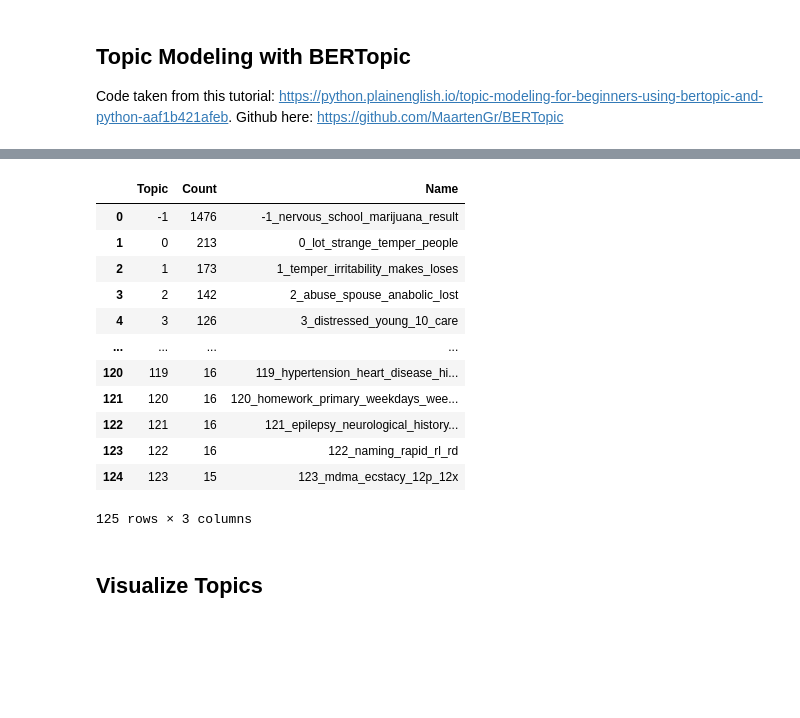
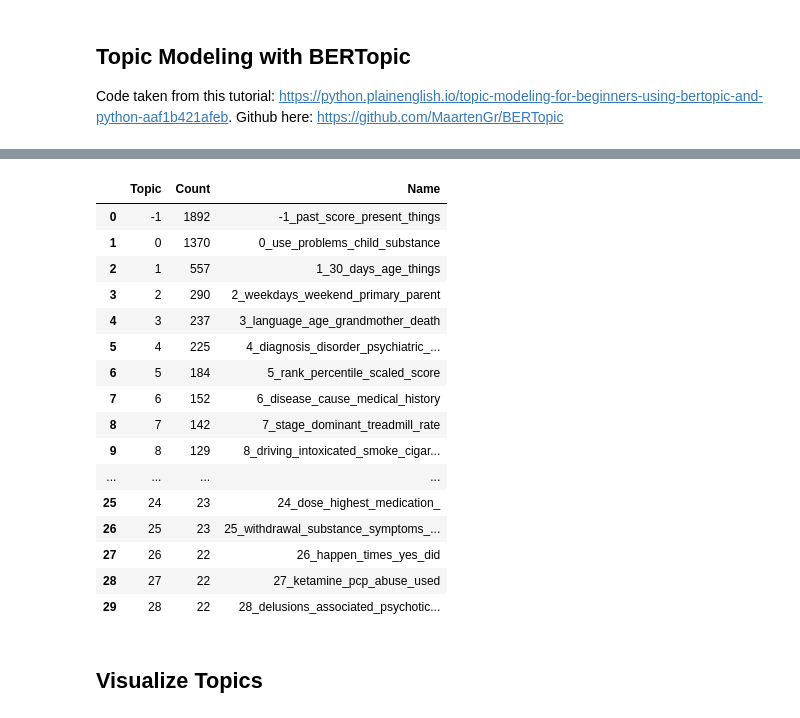
Before and after one commit to burdinskid13/healthy_brain_network, a Jupyter notebook: notebooks/topic_modeling_HBN.ipynb, the cells around one changed output, grey strips where cells are left out. Saved outputs shown, nothing was run; the diff lists cells and outputs as text; code cells hidden in the pictures; blank space fills up the shorter version.

```diff
--- a/notebooks/topic_modeling_HBN.ipynb
+++ b/notebooks/topic_modeling_HBN.ipynb
@@ -251,7 +257,7 @@ embedding_model = SentenceTransformer("all-MiniLM-L6-v2")
 umap_model = UMAP(n_neighbors=15, n_components=5, min_dist=0.0, metric='cosine')
 
 # Step 3 - Cluster reduced embeddings
-hdbscan_model = HDBSCAN(min_cluster_size=15, metric='euclidean', cluster_selection_method='eom', prediction_data=True)
+hdbscan_model = HDBSCAN(min_cluster_size=20, metric='euclidean', cluster_selection_method='eom', prediction_data=True)
 
 # Step 4 - Tokenize topics
 vectorizer_model = CountVectorizer(stop_words="english")
@@ -266,8 +272,8 @@ topic_model = BERTopic(
   hdbscan_model=hdbscan_model,        # Step 3 - Cluster reduced embeddings
   vectorizer_model=vectorizer_model,  # Step 4 - Tokenize topics
   ctfidf_model=ctfidf_model,          # Step 5 - Extract topic words
-  n_gram_range=(1, 2),
-  nr_topics=10,
+#   n_gram_range=(1, 2),
+  nr_topics=30,
   min_topic_size=15,
   calculate_probabilities=True,
   verbose=True
@@ -282,16 +289,20 @@ topic_model.get_topic_info()
 |  | Topic | Count | Name |
-| 0 | -1 | 1476 | -1_nervous_school_marijuana_result |
-| 1 | 0 | 213 | 0_lot_strange_temper_people |
-| 2 | 1 | 173 | 1_temper_irritability_makes_loses |
-| 3 | 2 | 142 | 2_abuse_spouse_anabolic_lost |
-| 4 | 3 | 126 | 3_distressed_young_10_care |
+| 0 | -1 | 1892 | -1_past_score_present_things |
+| 1 | 0 | 1370 | 0_use_problems_child_substance |
+| 2 | 1 | 557 | 1_30_days_age_things |
+| 3 | 2 | 290 | 2_weekdays_weekend_primary_parent |
+| 4 | 3 | 237 | 3_language_age_grandmother_death |
+| 5 | 4 | 225 | 4_diagnosis_disorder_psychiatric_... |
+| 6 | 5 | 184 | 5_rank_percentile_scaled_score |
+| 7 | 6 | 152 | 6_disease_cause_medical_history |
+| 8 | 7 | 142 | 7_stage_dominant_treadmill_rate |
+| 9 | 8 | 129 | 8_driving_intoxicated_smoke_cigar... |
 | ... | ... | ... | ... |
-| 120 | 119 | 16 | 119_hypertension_heart_disease_hi... |
-| 121 | 120 | 16 | 120_homework_primary_weekdays_wee... |
-| 122 | 121 | 16 | 121_epilepsy_neurological_history... |
-| 123 | 122 | 16 | 122_naming_rapid_rl_rd |
-| 124 | 123 | 15 | 123_mdma_ecstacy_12p_12x |
+| 25 | 24 | 23 | 24_dose_highest_medication_ |
+| 26 | 25 | 23 | 25_withdrawal_substance_symptoms_... |
+| 27 | 26 | 22 | 26_happen_times_yes_did |
+| 28 | 27 | 22 | 27_ketamine_pcp_abuse_used |
+| 29 | 28 | 22 | 28_delusions_associated_psychotic... |
-125 rows × 3 columns
 # %% [markdown]
 ## Visualize Topics
 # %%
```
Also changed, not shown: parts of 23 cells of this notebook, 3 other files.
